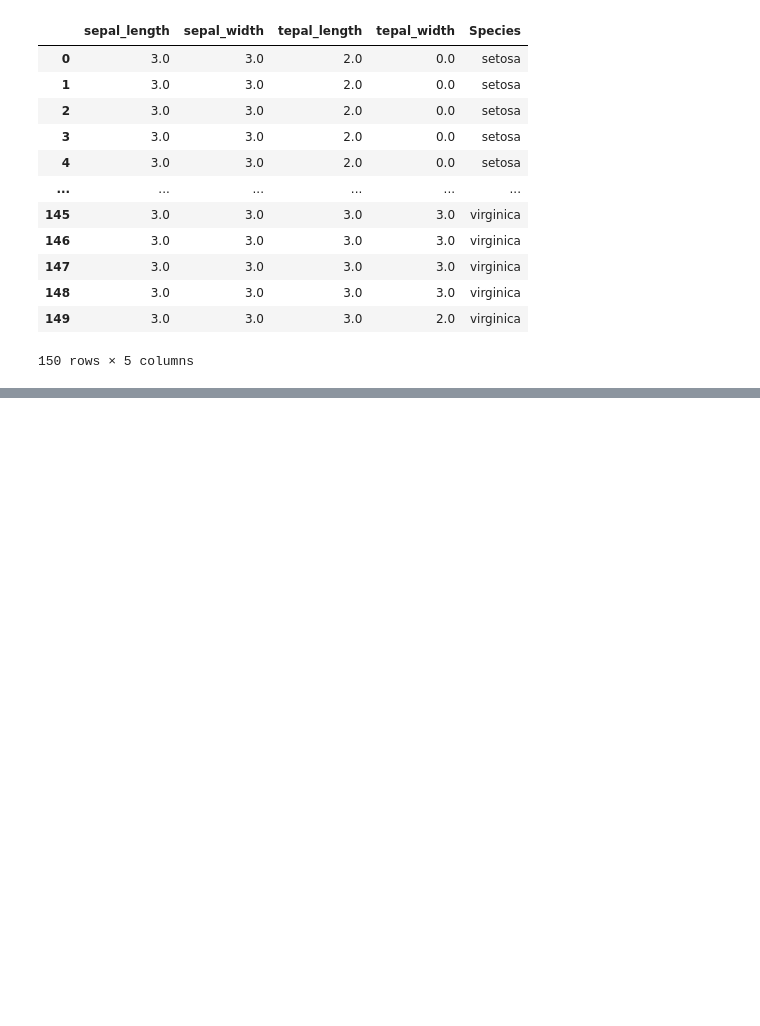
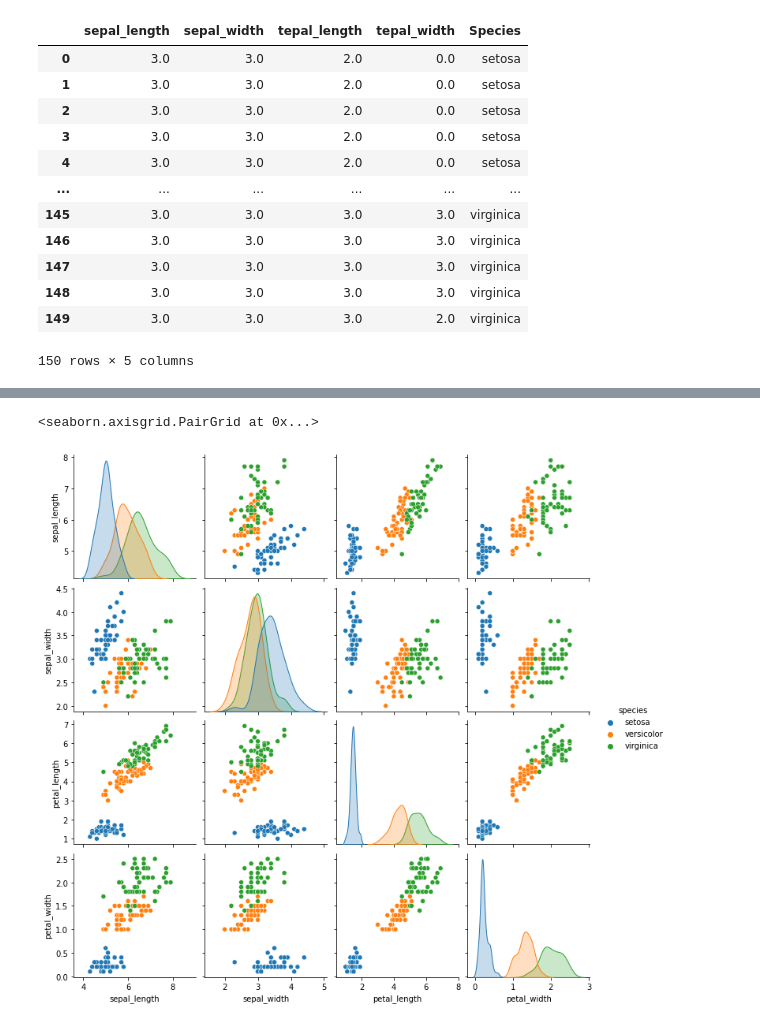
Before and after one commit to errjak/Dataming, a Jupyter notebook: _sources/notebooks.ipynb, the cells around one changed output, grey strips where cells are left out. Drawn from its saved outputs; the diff is of its cells as text; code cells hidden in the pictures; blank space fills up the shorter version.

```diff
--- a/_sources/notebooks.ipynb
+++ b/_sources/notebooks.ipynb
@@ -122,0 +125,3 @@ pd.concat(datalist, axis=1)
+# %%
+dataset = "https://gist.githubusercontent.com/curran/a08a1080b88344b0c8a7/raw/0e7a9b0a5d22642a06d3d5b9bcbad9890c8ee534/iris.csv"
+data = pd.read_csv(dataset)
@@ -122,0 +164,5 @@ pd.concat(datalist, axis=1)
+# %%
+sns.pairplot(data, hue='species')
+# %% [output]
+<seaborn.axisgrid.PairGrid at 0x...>
+[figure, added]
```
Also changed, not shown: parts of 12 cells of this notebook, 4 other files.
